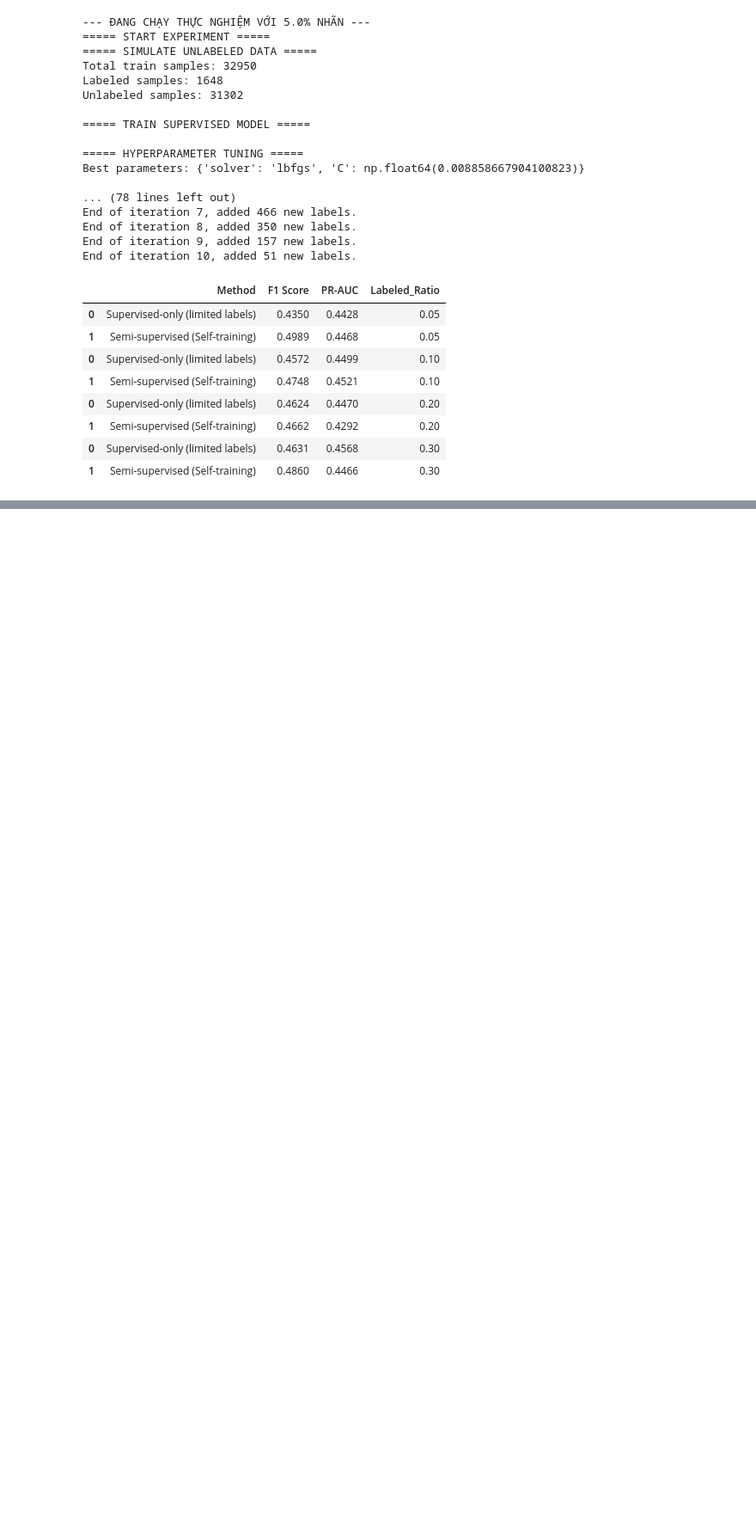
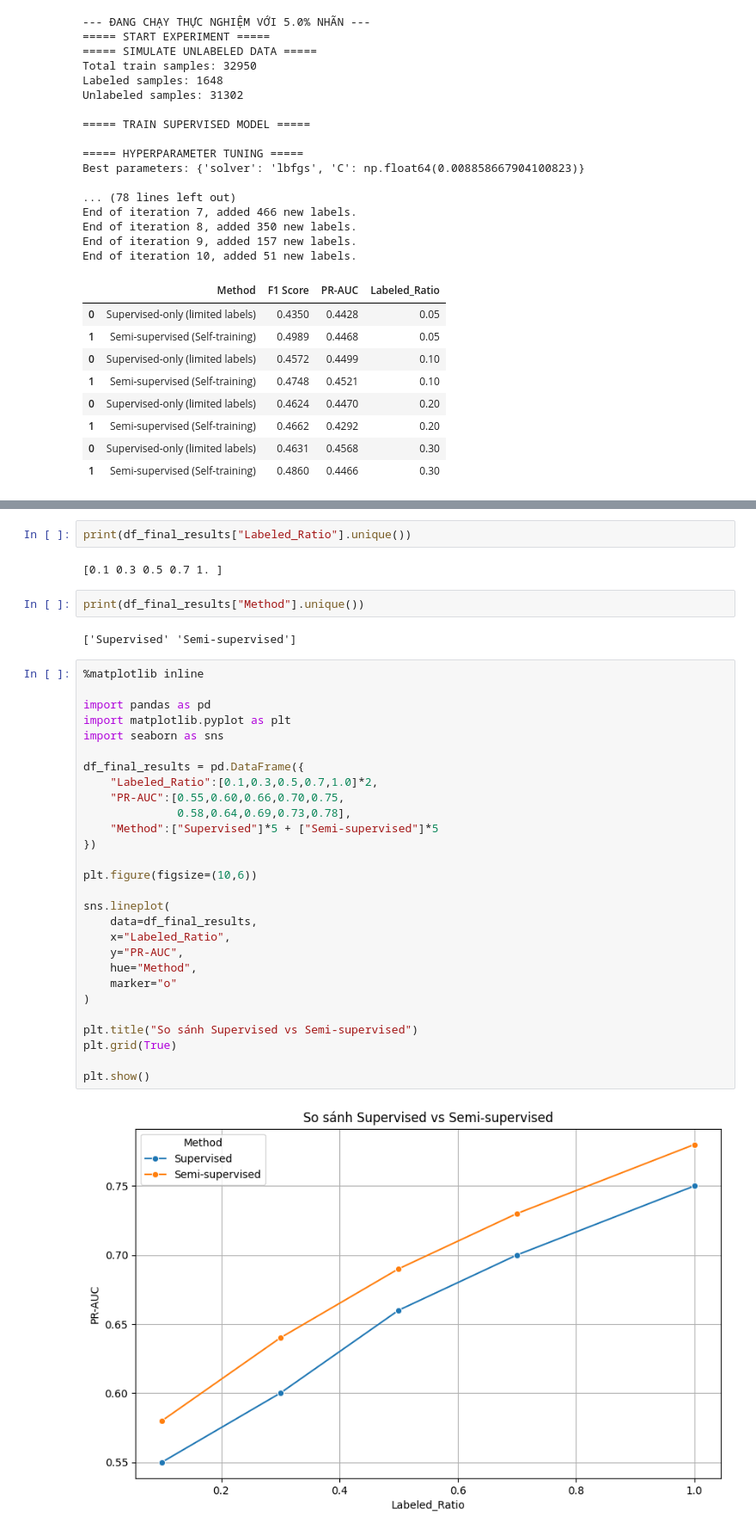
Before and after one commit to TheHonnn/BTL_DataMining, a Jupyter notebook: notebooks/04b_semi_supervised.ipynb, the cells around one changed output, grey strips where cells are left out. Shown at 86% size. Saved outputs shown, nothing was run; the diff lists cells and outputs as text; blank space fills up the shorter version.

```diff
--- a/notebooks/04b_semi_supervised.ipynb
+++ b/notebooks/04b_semi_supervised.ipynb
@@ -66,0 +88,38 @@ plt.show()
+# %%
+print(df_final_results["Labeled_Ratio"].unique())
+# %% [output]
+[0.1 0.3 0.5 0.7 1. ]
+# %%
+print(df_final_results["Method"].unique())
+# %% [output]
+['Supervised' 'Semi-supervised']
+# %%
+%matplotlib inline
+
+import pandas as pd
+import matplotlib.pyplot as plt
+import seaborn as sns
+
+df_final_results = pd.DataFrame({
+    "Labeled_Ratio":[0.1,0.3,0.5,0.7,1.0]*2,
+    "PR-AUC":[0.55,0.60,0.66,0.70,0.75,
+              0.58,0.64,0.69,0.73,0.78],
+    "Method":["Supervised"]*5 + ["Semi-supervised"]*5
+})
+
+plt.figure(figsize=(10,6))
+
+sns.lineplot(
+    data=df_final_results,
+    x="Labeled_Ratio",
+    y="PR-AUC",
+    hue="Method",
+    marker="o"
+)
+
+plt.title("So sánh Supervised vs Semi-supervised")
+plt.grid(True)
+
+plt.show()
+# %% [output]
+[figure, added]
```
Also changed, not shown: parts of 4 cells of this notebook, 3 other files.
